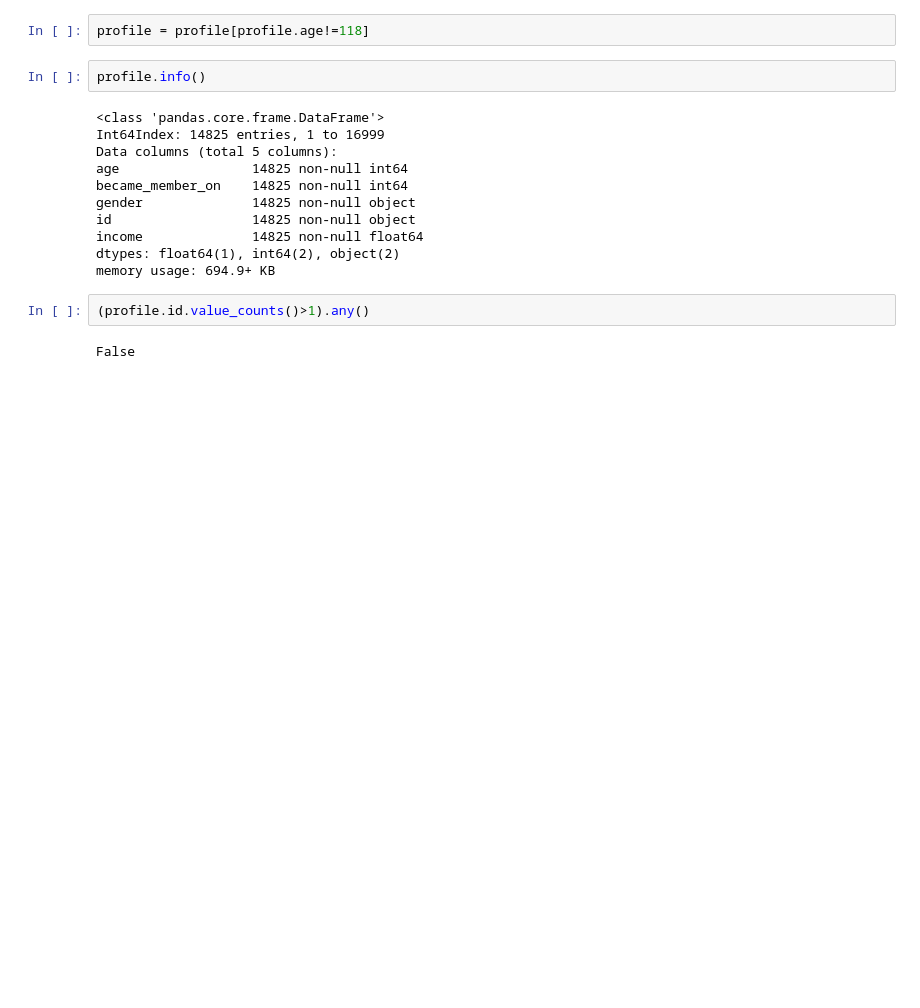
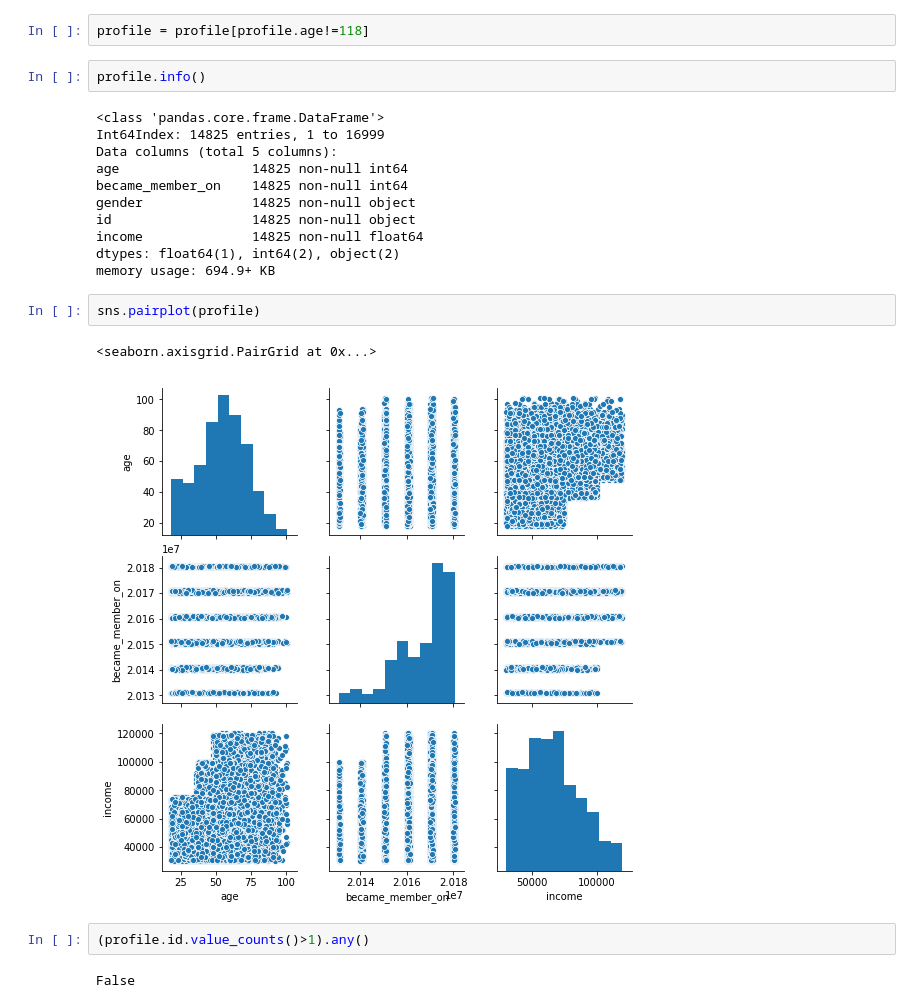
Before and after one commit to udacityML/capstone_starbucks, a Jupyter notebook: Starbucks_Capstone_preprocessing.ipynb, the cells around one changed output. Drawn from its saved outputs; the diff is of its cells as text; blank space fills up the shorter version.

```diff
--- a/Starbucks_Capstone_preprocessing.ipynb
+++ b/Starbucks_Capstone_preprocessing.ipynb
@@ -197,6 +198,11 @@ id                  14825 non-null object
 income              14825 non-null float64
 dtypes: float64(1), int64(2), object(2)
 memory usage: 694.9+ KB
+# %%
+sns.pairplot(profile)
+# %% [output]
+<seaborn.axisgrid.PairGrid at 0x...>
+[figure, added]
 # %%
 (profile.id.value_counts()>1).any()
 # %% [output]
```
Also changed, not shown: parts of 2 cells of this notebook.
